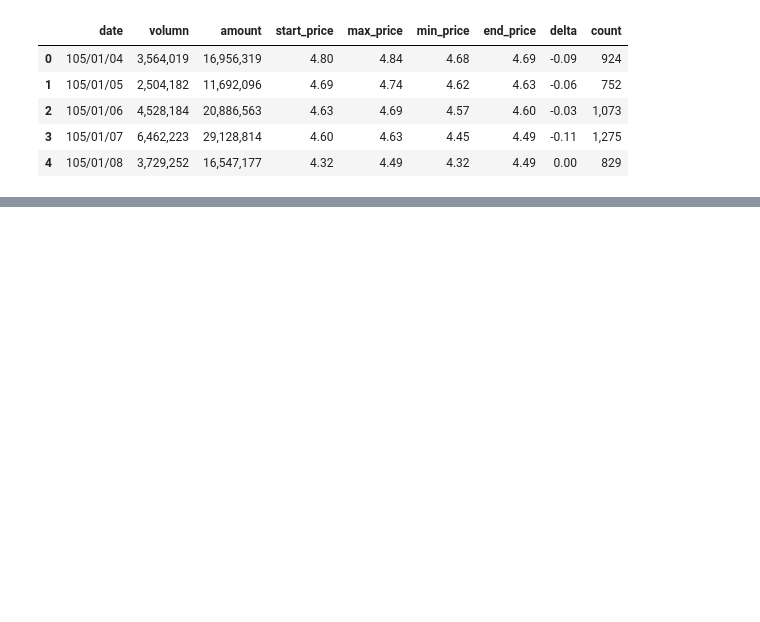
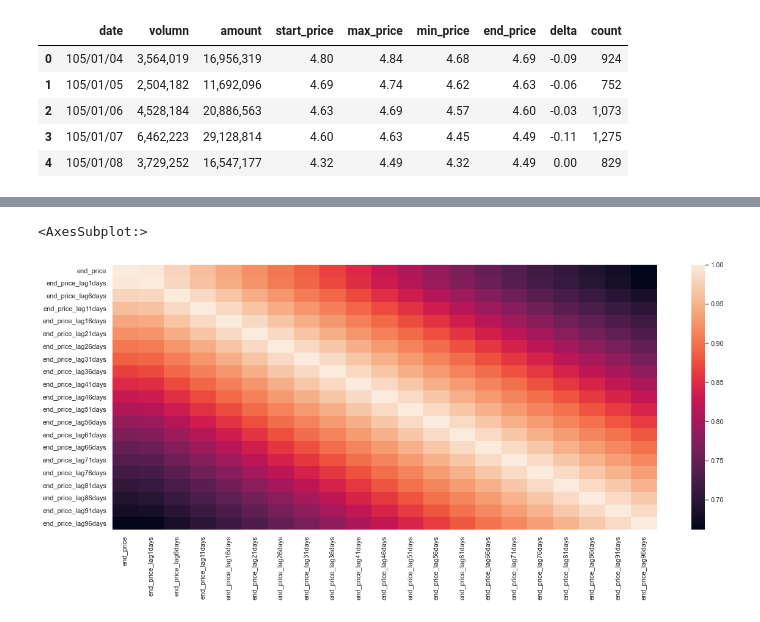
Before and after one commit to LouisLuo1115/StockSelector, a Jupyter notebook: data/exploration/2337_prediction.ipynb, the cells around one changed output, grey strips where cells are left out. Drawn from its saved outputs; the diff is of its cells as text; code cells hidden in the pictures; blank space fills up the shorter version.

```diff
--- a/data/exploration/2337_prediction.ipynb
+++ b/data/exploration/2337_prediction.ipynb
@@ -59,0 +70,13 @@ sns.scatterplot(
+# %%
+df_for_shift = df[['date', 'end_price']].copy().set_index('date')
+df_heat_map = df[['date', 'end_price']].copy().set_index('date')
+for i in range(0, 100, 5):
+    df_shift = df_for_shift.shift(periods=i+1)
+    df_heat_map = df_heat_map.merge(df_shift, left_index=True, right_index=True, how='inner', suffixes=('', '_lag'+ str(i+1) + 'days'))
+
+df_heat_map.dropna(how='any', inplace=True)
+df_r_value = df_heat_map.corr(method ='pearson')
+sns.heatmap(df_r_value)
+# %% [output]
+<AxesSubplot:>
+[figure, added]
```
Also changed, not shown: parts of 11 cells of this notebook.
